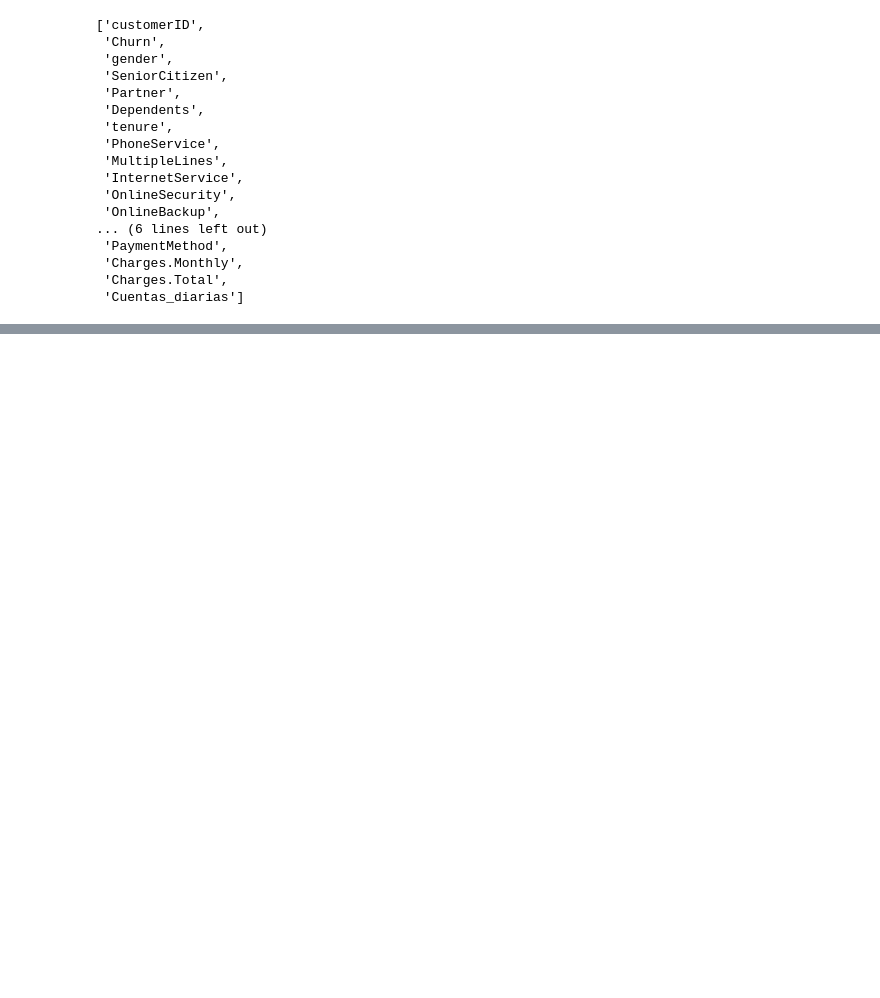
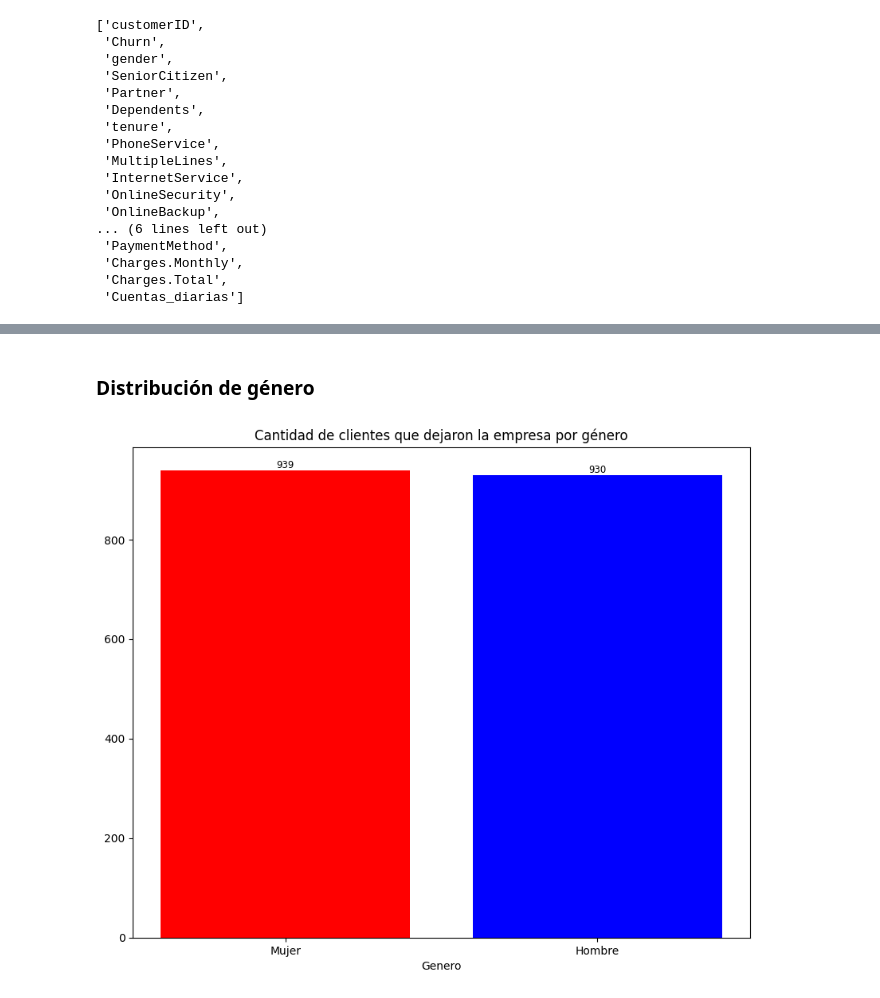
Before and after one commit to ErikGzz03TEC/Challenge_Telecom_X, a Jupyter notebook: Challenge_Telecom.ipynb, the cells around one changed output, grey strips where cells are left out. Cells and saved outputs as stored; diff of their text form; code cells hidden in the pictures; blank space fills up the shorter version.

```diff
--- a/Challenge_Telecom.ipynb
+++ b/Challenge_Telecom.ipynb
@@ -242,0 +281,6 @@ df
+# %%
+# Dejo la empresa
+df_churn_yes = df[df['Churn'] == 'Si']
+
+#Se quedo en la empresa
+df_churn_no = df[df['Churn'] == 'No']
@@ -242,0 +315,19 @@ df
+# %% [markdown]
+### Distribución de género
+# %%
+fig, ax = plt.subplots(figsize=(10, 8))
+
+gender_colors = {"Mujer": "red",
+                 "Hombre": "blue"}
+
+gender_counts = df_churn_yes['gender'].value_counts()
+colors_gender = [gender_colors[label] for label in gender_counts.index]
+ax.bar(gender_counts.index, gender_counts.values, color = colors_gender)
+for i, j in enumerate(gender_counts.values):
+    ax.text(i, j, str(j), color='black', fontsize=8.5, ha='center', va='bottom')
+
+ax.set_xlabel('Genero')
+ax.set_title('Cantidad de clientes que dejaron la empresa por género')
+plt.show()
+# %% [output]
+[figure, added]
```
Also changed, not shown: parts of 17 cells of this notebook.
